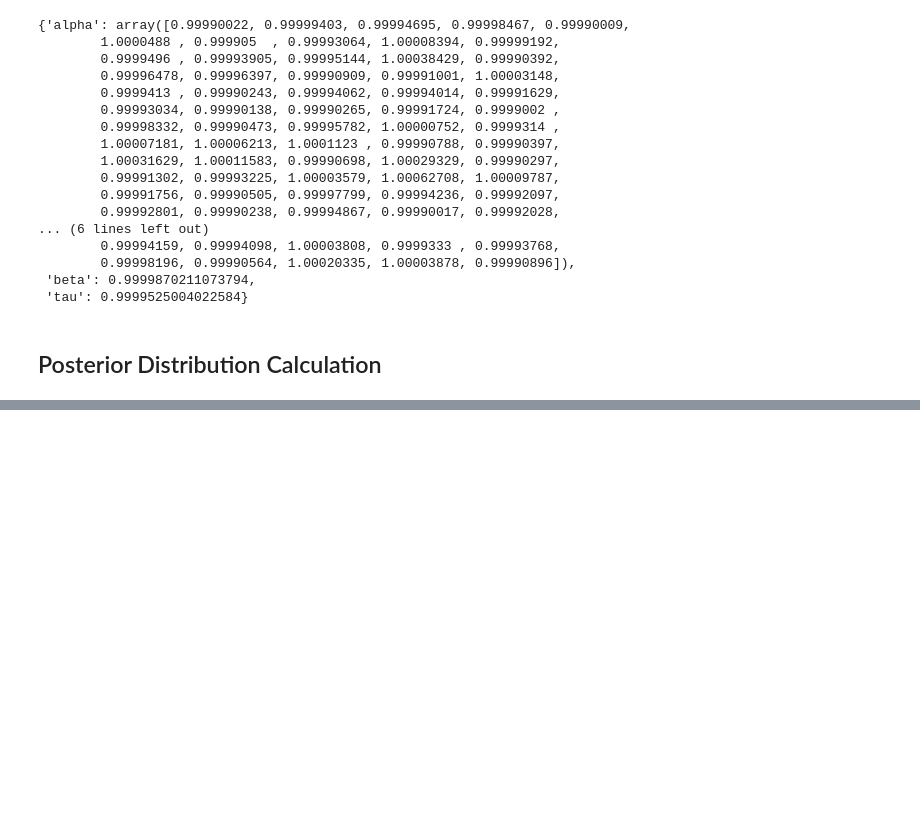
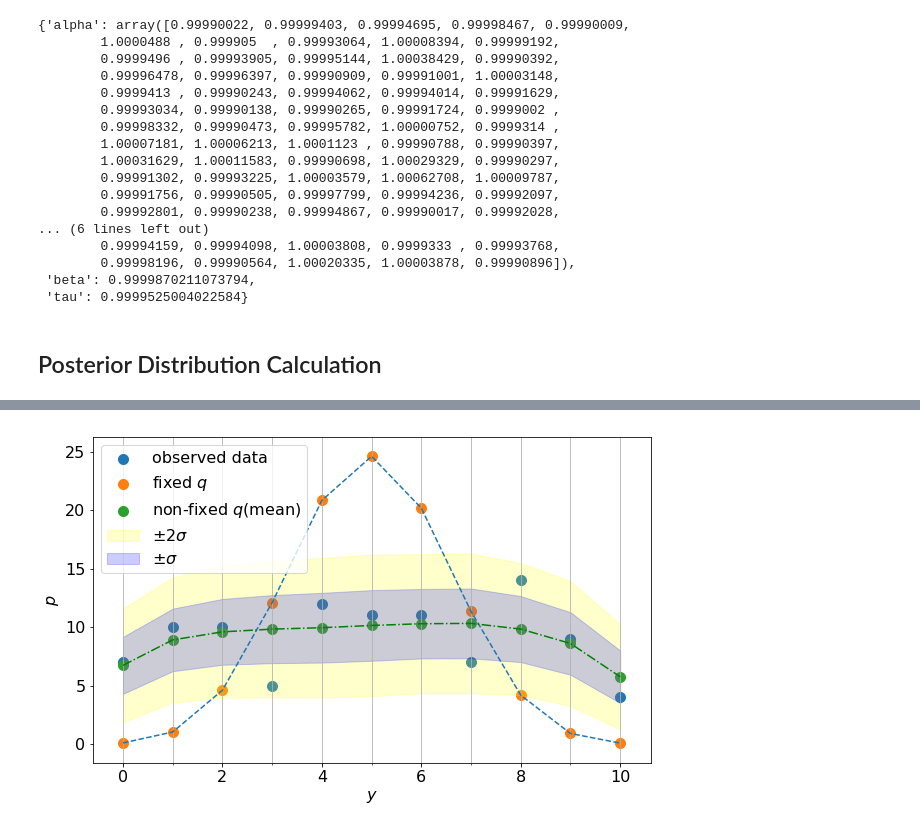
Before and after one commit to 196883/Bayes_model, a Jupyter notebook: scr/PyMC/Hierarchical_Bayes_Model.ipynb, the cells around one changed output, grey strips where cells are left out. Cells and saved outputs as stored; diff of their text form; code cells hidden in the pictures; blank space fills up the shorter version.

```diff
--- a/scr/PyMC/Hierarchical_Bayes_Model.ipynb
+++ b/scr/PyMC/Hierarchical_Bayes_Model.ipynb
@@ -107,6 +105,10 @@ print(map_estimate['q'])
 0.4960000053023121
 # %% [markdown]
 When we set model variable and observed variables for PyMC3 Model module, we must use 'with model' or `dist()`.
+# %%
+#Make binomial distribution from infered q
+rv = stats.binom(10,map_estimate['q'])
+binom_ys = [100 * rv.pmf(k) for k in range(11)]
 # %% [markdown]
 ## Prediction which considering difference between biont
 # %% [markdown]
@@ -193,0 +208,41 @@ pm.gelman_rubin(trace)
+# %%
+#Set total sample size
+sample_size, _ = trace['alpha'].shape
+posterior = pm.sample_posterior_predictive(trace,sample_size,model = probabilistic_model)
+y_predicted = posterior['y']
+# %%
+#Make histogram
+bins = 11
+pred_y = np.empty((sample_size,bins))
+for i, k in enumerate(y_predicted):
+    pred_y[i] = np.histogram(k,bins)[0]
+
+#Calc mean
+pred_y_mean = pred_y.mean(axis = 0)
+#Calc std
+pred_y_std = pred_y.std(axis = 0)
+# %%
+plt.figure(figsize=(10,6))
+plt.rcParams['font.size'] = 16
+xs = np.arange(11)
+histo_ys = np.histogram(df['y'].values, bins = bins)[0]
+plt.scatter(xs, histo_ys, s=100, label='observed data')
+
+plt.plot(xs, binom_ys, ls='--')
+plt.scatter(xs, binom_ys, s=100, label='fixed $q$')
+
+plt.xlabel('$y$')
+plt.ylabel('$p$')
+
+plt.plot(xs, pred_y_mean, ls='-.', c='g')
+plt.scatter(xs, pred_y_mean, s=100, label='non-fixed $q$(mean)')
+
+plt.fill_between(xs, pred_y_mean - 2*pred_y_std, pred_y_mean + 2*pred_y_std, color='yellow', alpha=0.2, label='$\pm2\sigma$')
+plt.fill_between(xs, pred_y_mean - pred_y_std, pred_y_mean + pred_y_std, color='blue', alpha=0.2, label='$\pm\sigma$')
+
+plt.gca().xaxis.set_minor_locator(tick.MultipleLocator(1))
+plt.grid(which='minor')
+plt.legend(loc='upper left')
+plt.show()
+# %% [output]
+[figure, added]
```
Also changed, not shown: parts of 3 cells of this notebook, 1 other file.
